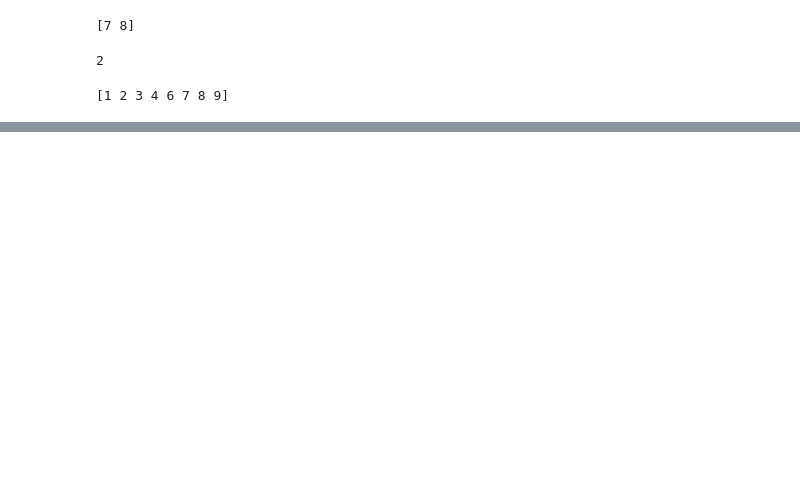
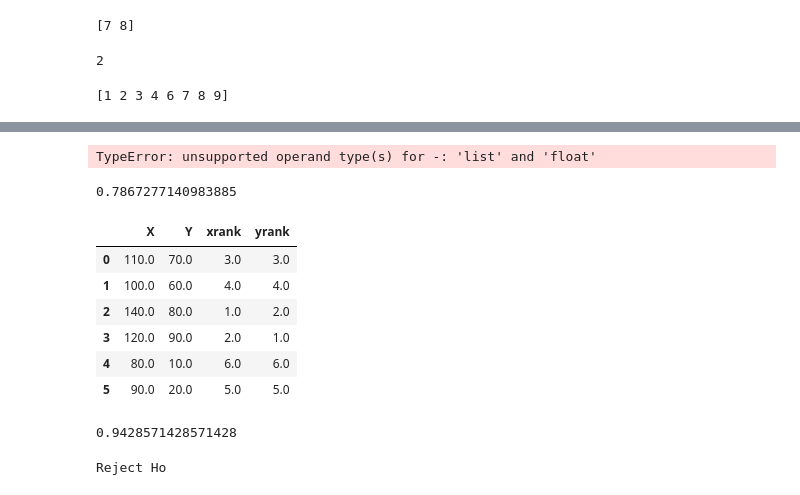
Before and after one commit to udaykiran1729/Programming, a Jupyter notebook: Py_prog/Note101.ipynb, the cells around one changed output, grey strips where cells are left out. Saved outputs shown, nothing was run; the diff lists cells and outputs as text; code cells hidden in the pictures; blank space fills up the shorter version.

```diff
--- a/Py_prog/Note101.ipynb
+++ b/Py_prog/Note101.ipynb
@@ -32,0 +154,59 @@ print(a1)
+# %%
+## RANK CORRELATION COEFFICIENT
+
+x=list(map(float,input().split()))
+y=list(map(float,input().split()))
+# %% [output]
+TypeError: unsupported operand type(s) for -: 'list' and 'float'
+# %%
+x=np.array(x)
+y=np.array(y)
+from statistics import mean
+
+mex=mean(x)
+mey=mean(y)
+
+from math import sqrt
+
+sigx=sqrt(sum((x-mex)**2)/len(x))
+sigy=sqrt(sum((y-mey)**2)/len(y))
+cov=sum(x*y)/len(x)-mex*mey
+print(cov/(sigx*sigy))
+# %% [output]
+0.7867277140983885
+# %%
+## SPEARMANS CORRELATION COEFFICIENT
+
+x=list(map(float,input().split()))
+y=list(map(float,input().split()))
+df=pd.DataFrame({'X':x,'Y':y})
+xrank=pd.Series(x).rank()
+yrank=pd.Series(y).rank()
+df['xrank']=len(x)-xrank+1
+df['yrank']=len(y)-yrank+1
+df
+# %% [output]
+|  | X | Y | xrank | yrank |
+| 0 | 110.0 | 70.0 | 3.0 | 3.0 |
+| 1 | 100.0 | 60.0 | 4.0 | 4.0 |
+| 2 | 140.0 | 80.0 | 1.0 | 2.0 |
+| 3 | 120.0 | 90.0 | 2.0 | 1.0 |
+| 4 | 80.0 | 10.0 | 6.0 | 6.0 |
+| 5 | 90.0 | 20.0 | 5.0 | 5.0 |
+# %%
+df['di']=(df['xrank']-df['yrank'])**2
+def dup(x):
+    d={}
+    sum=0
+    for i in x:
+        if i not in d:
+            d[i]=1
+        else:
+            d[i]+=1
+    for i in x:
+        sum+=(d[i]*(d[i]**2-1))/12
+    return sum
+res=1-((6*sum(df['di']))/(len(x)*(len(x)**2-1)))+dup(x)+dup(y)
+res
+# %% [output]
+0.9428571428571428
@@ -32,0 +236,14 @@ print(a1)
+# %%
+S2t=s2tr/(tr-1)
+Se=se/(n-tr)
+
+F=S2t/Se
+
+los=float(input('enter los'))
+ftab=ste.f.ppf(1-los,tr-1,n-1)
+if (F>ftab):
+    print('Reject Ho')
+else:
+    print('Accept Ho')
+# %% [output]
+Reject Ho
```
Also changed, not shown: parts of 19 cells of this notebook, 9 other files.
